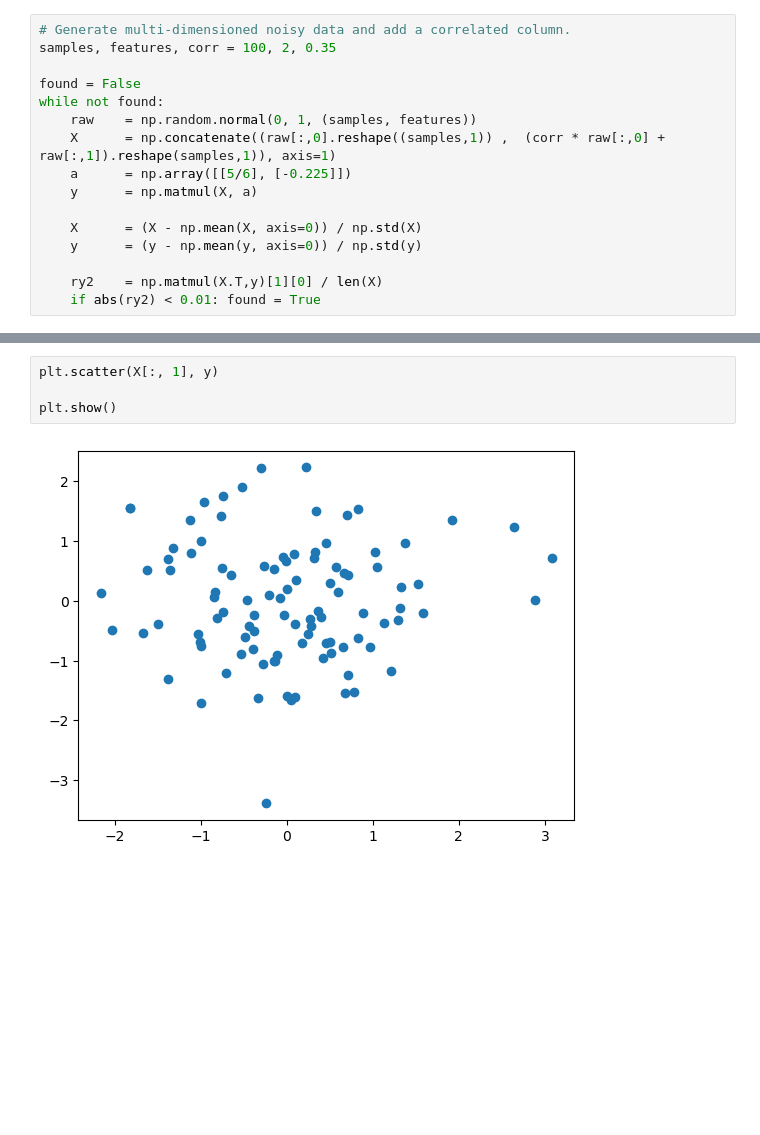
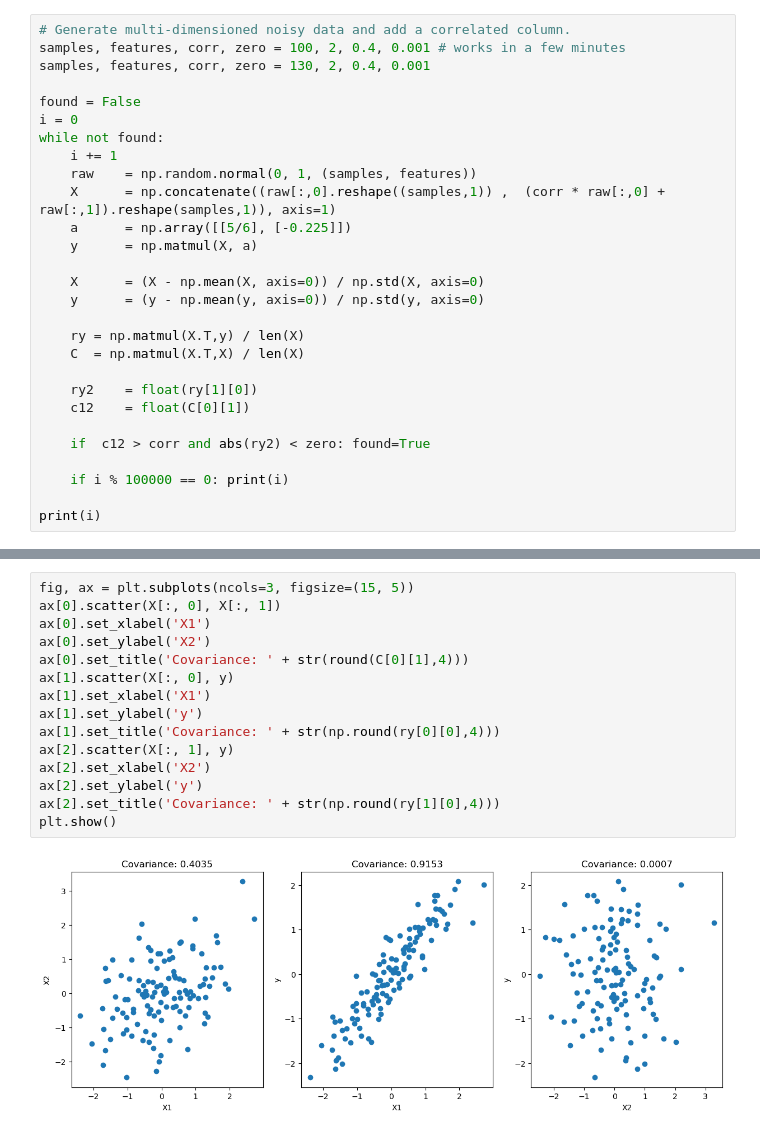
Before and after one commit to AndrewSwinn/Regression, a Jupyter notebook: statistics/neteffects.ipynb, the cells around one changed output, grey strips where cells are left out. Cells and saved outputs as stored; diff of their text form; blank space fills up the shorter version.

```diff
--- a/statistics/neteffects.ipynb
+++ b/statistics/neteffects.ipynb
@@ -10,16 +4,28 @@ Using matplotlib backend: module://matplotlib_inline.backend_inline
 # %%
 # Generate multi-dimensioned noisy data and add a correlated column.
-samples, features, corr = 100, 2, 0.35
+samples, features, corr, zero = 100, 2, 0.4, 0.001 # works in a few minutes
+samples, features, corr, zero = 130, 2, 0.4, 0.001
 
 found = False
+i = 0
 while not found:
+    i += 1
     raw    = np.random.normal(0, 1, (samples, features))
     X      = np.concatenate((raw[:,0].reshape((samples,1)) ,  (corr * raw[:,0] + raw[:,1]).reshape(samples,1)), axis=1)
     a      = np.array([[5/6], [-0.225]])
     y      = np.matmul(X, a)
 
-    X      = (X - np.mean(X, axis=0)) / np.std(X)
-    y      = (y - np.mean(y, axis=0)) / np.std(y)
+    X      = (X - np.mean(X, axis=0)) / np.std(X, axis=0)
+    y      = (y - np.mean(y, axis=0)) / np.std(y, axis=0)
 
-    ry2    = np.matmul(X.T,y)[1][0] / len(X)
-    if abs(ry2) < 0.01: found = True
+    ry = np.matmul(X.T,y) / len(X)
+    C  = np.matmul(X.T,X) / len(X)
+
+    ry2    = float(ry[1][0])
+    c12    = float(C[0][1])
+
+    if  c12 > corr and abs(ry2) < zero: found=True
+
+    if i % 100000 == 0: print(i)
+
+print(i)
@@ -48,6 +50,17 @@ plt.show()
-# %%
-plt.scatter(X[:, 1], y)
-
-plt.show()
-# %% [output]
-[figure, removed]
+# %%
+fig, ax = plt.subplots(ncols=3, figsize=(15, 5))
+ax[0].scatter(X[:, 0], X[:, 1])
+ax[0].set_xlabel('X1')
+ax[0].set_ylabel('X2')
+ax[0].set_title('Covariance: ' + str(round(C[0][1],4)))
+ax[1].scatter(X[:, 0], y)
+ax[1].set_xlabel('X1')
+ax[1].set_ylabel('y')
+ax[1].set_title('Covariance: ' + str(np.round(ry[0][0],4)))
+ax[2].scatter(X[:, 1], y)
+ax[2].set_xlabel('X2')
+ax[2].set_ylabel('y')
+ax[2].set_title('Covariance: ' + str(np.round(ry[1][0],4)))
+plt.show()
+# %% [output]
+[figure, added]
```
Also changed, not shown: parts of 11 cells of this notebook.
